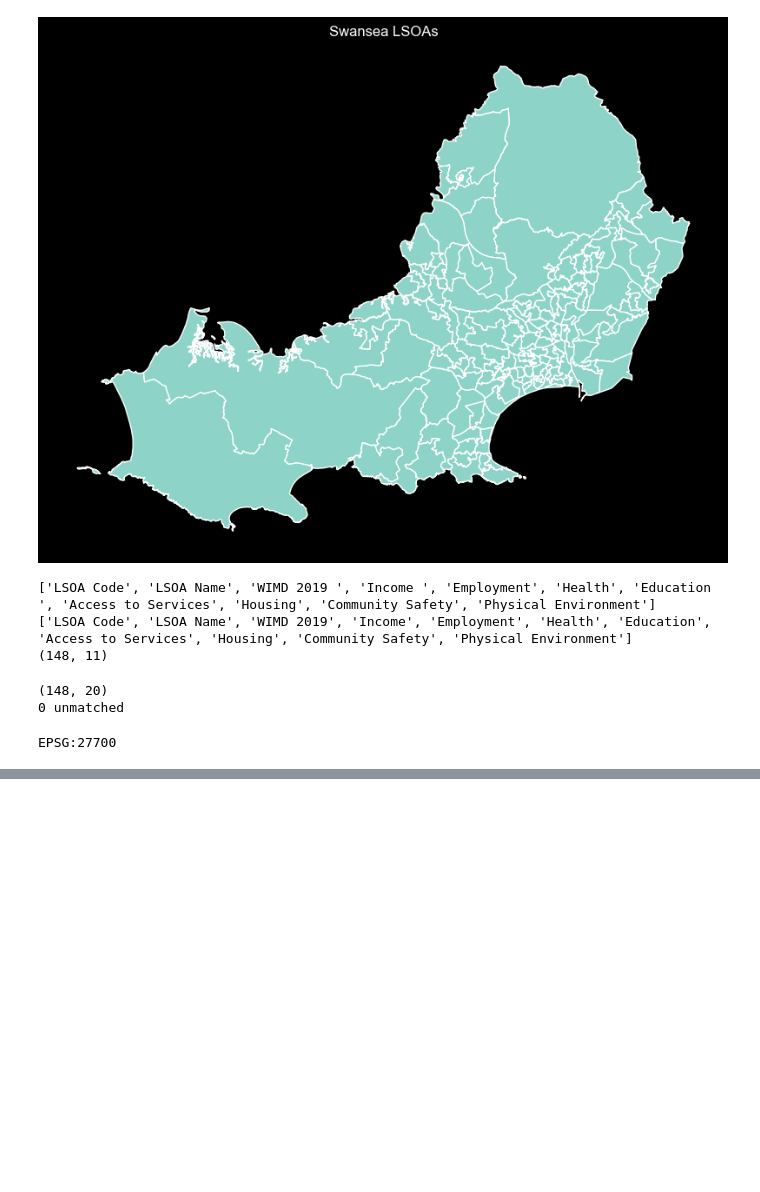
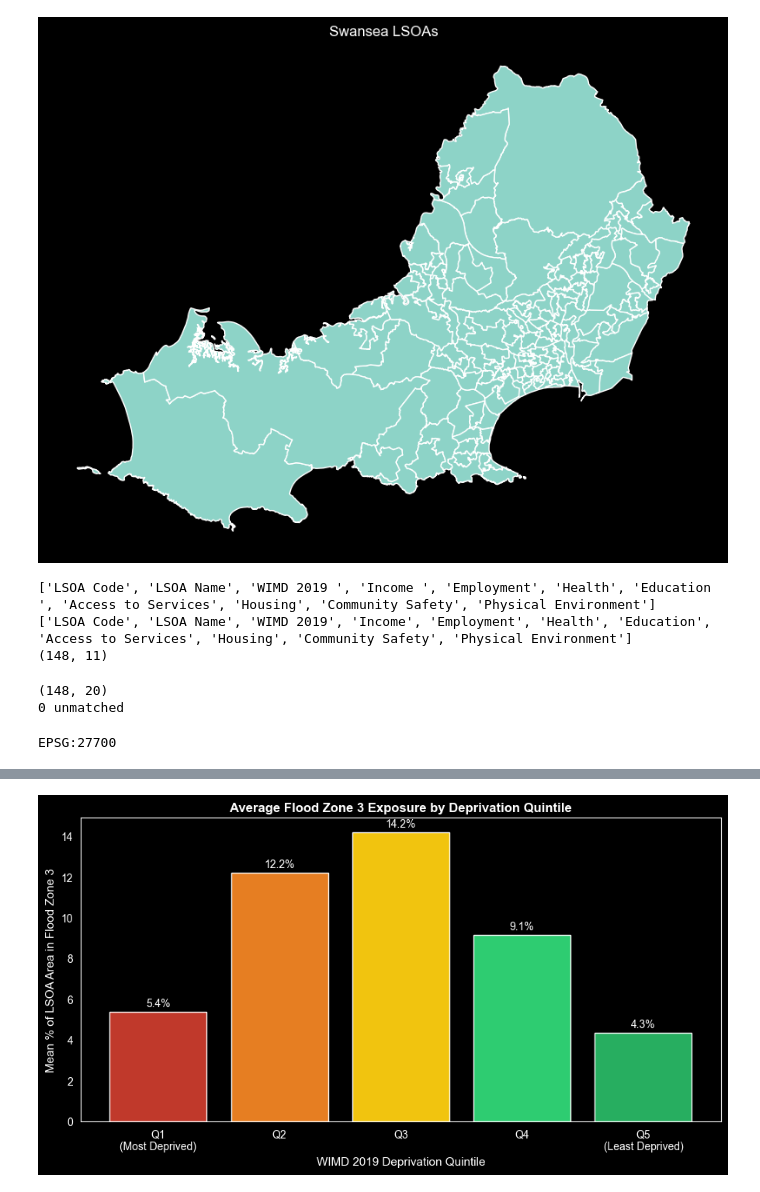
Before and after one commit to IeuanBissell/DataScience, a Jupyter notebook: notebooks/flood_deprivation_analysis.ipynb, the cells around one changed output, grey strips where cells are left out. Drawn from its saved outputs; the diff is of its cells as text; code cells hidden in the pictures; blank space fills up the shorter version.

Commit message:
Added README.md and created visualisation of flood zone 3 exposure by deprivation quintile

```diff
--- a/notebooks/flood_deprivation_analysis.ipynb
+++ b/notebooks/flood_deprivation_analysis.ipynb
@@ -146,0 +193,31 @@ plt.show()
+# %%
+# Group LSOAs into 5 equal deprivation bands (quintiles)
+# Q1 = most deprived 20% of LSOAs, Q5 = least deprived 20%
+merged['wimd_quintile'] = pd.qcut(
+    merged['WIMD 2019'],
+    q=5,
+    labels=['Q1\n(Most Deprived)', 'Q2', 'Q3', 'Q4', 'Q5\n(Least Deprived)']
+)
+
+# Calculate mean FZ3 exposure for each deprivation quintile
+quintile_means = merged.groupby('wimd_quintile', observed=True)['pct_fz3'].mean()
+
+fig, ax = plt.subplots(figsize=(9, 5))
+bars = ax.bar(
+    quintile_means.index,
+    quintile_means.values,
+    color=['#c0392b', '#e67e22', '#f1c40f', '#2ecc71', '#27ae60'],
+    edgecolor='white'
+)
+ax.bar_label(bars, fmt='%.1f%%', padding=3, fontsize=10)
+ax.set_xlabel('WIMD 2019 Deprivation Quintile', fontsize=11)
+ax.set_ylabel('Mean % of LSOA Area in Flood Zone 3', fontsize=11)
+ax.set_title('Average Flood Zone 3 Exposure by Deprivation Quintile', fontsize=12, fontweight='bold')
+
+ax.grid(False)
+
+plt.tight_layout()
+plt.savefig('../outputs/fz3_by_quintile.png', dpi=150, bbox_inches='tight')
+plt.show()
+# %% [output]
+[figure, added]
```
Also changed, not shown: parts of 9 cells of this notebook, 2 other files.
